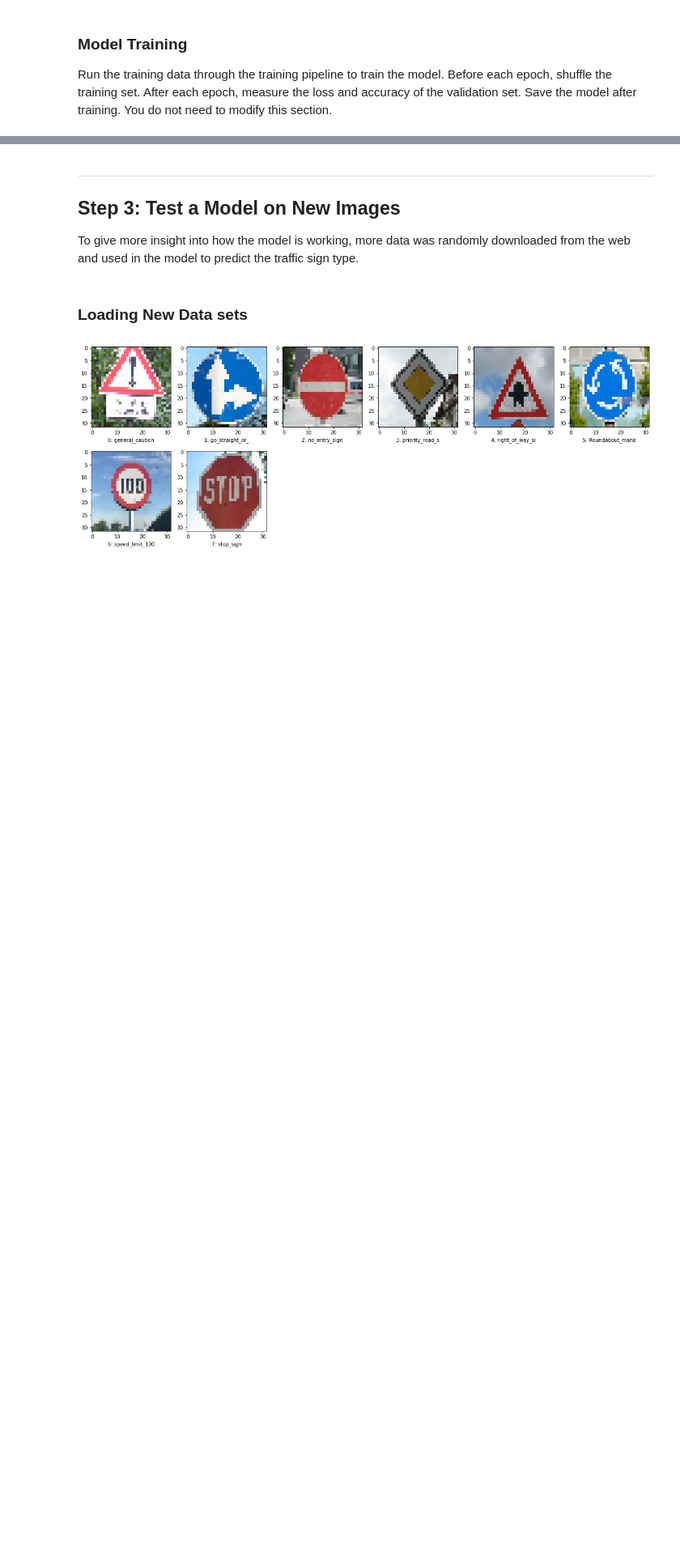
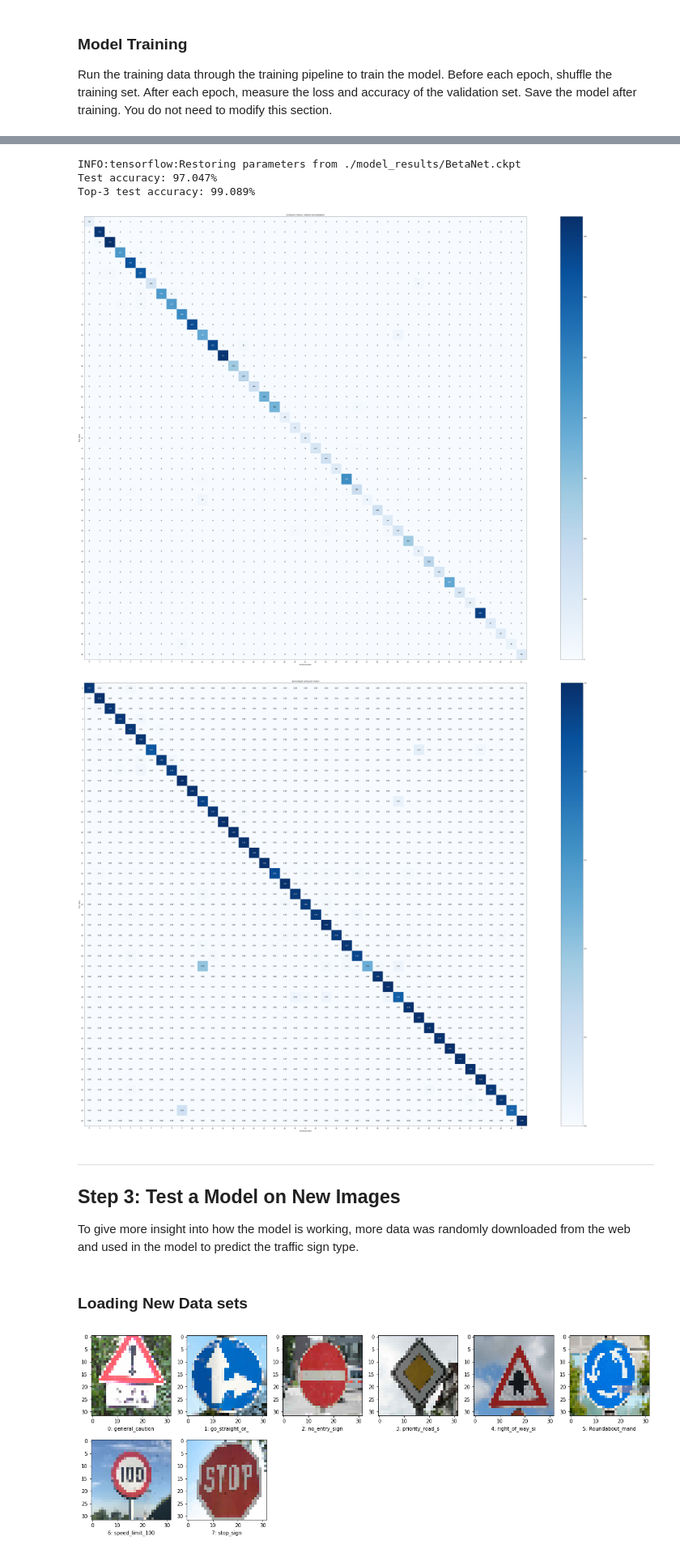
Before and after one commit to JohnBetaCode/CarND-P3-Traffic_Sign_Classifier, a Jupyter notebook: Traffic_Sign_Classifier.ipynb, the cells around one changed output, grey strips where cells are left out. Shown at 81% size. Drawn from its saved outputs; the diff is of its cells as text; code cells hidden in the pictures; blank space fills up the shorter version.

```diff
--- a/Traffic_Sign_Classifier.ipynb
+++ b/Traffic_Sign_Classifier.ipynb
@@ -350,3 +383,48 @@ Model saved
+# %%
+with tf.Session() as sess:
+    saver.restore(sess, tf.train.latest_checkpoint('./model_results'))
+    test_accuracy = evaluate(X_test, y_test)
+    print('Test accuracy: {:.3f}%'.format(test_accuracy* 100))
+
+    softmax = tf.nn.softmax(logits)
+    t_pred = None
+
+    # Select testing batch
+    for offset in range(0, len(X_test), BATCH_SIZE):
+        end = offset + BATCH_SIZE
+        batch_x, batch_y = X_test[offset:end], y_test[offset:end]
+
+        top_softmax = sess.run(tf.nn.top_k(softmax, k=3), feed_dict={x: batch_x, y: batch_y, kp: 1.0})
+
+        if t_pred is None:
+            t_pred = top_softmax[1]
+        else:
+            t_pred = np.concatenate([t_pred, top_softmax[1]])
+
+    correct = np.sum([1 for t_pred, actual in zip(t_pred, y_test) if actual in t_pred])
+    print('Top-3 test accuracy: {:.3f}%'.format(100 * correct / len(y_test)))
+# %% [output]
+INFO:tensorflow:Restoring parameters from ./model_results/BetaNet.ckpt
+Test accuracy: 97.047%
+Top-3 test accuracy: 99.089%
+# %%
+np.set_printoptions(precision=2)
+classes_names= np.asarray([str(i) for i in range(n_classes)])
+
+# Plot non-normalized confusion matrix
+plot_confusion_matrix(y_test, t_pred[:, 0], classes=classes_names,
+                      title='Confusion matrix, without normalization', figsize=(60,40))
+plt.savefig("./writeup_files/Confusion_matrix_without_normalization.png")
+
+# Plot normalized confusion matrix
+plot_confusion_matrix(y_test, t_pred[:, 0], classes=classes_names, normalize=True,
+                      title='Normalized confusion matrix', figsize=(60,40))
+plt.savefig("./writeup_files/Normalized_confusion_matrix.png")
+
+plt.show()
+# %% [output]
+[figure, added]
+[figure, added]
 # %% [markdown]
 ---
 
```
Also changed, not shown: parts of 20 cells of this notebook, 45 other files.
